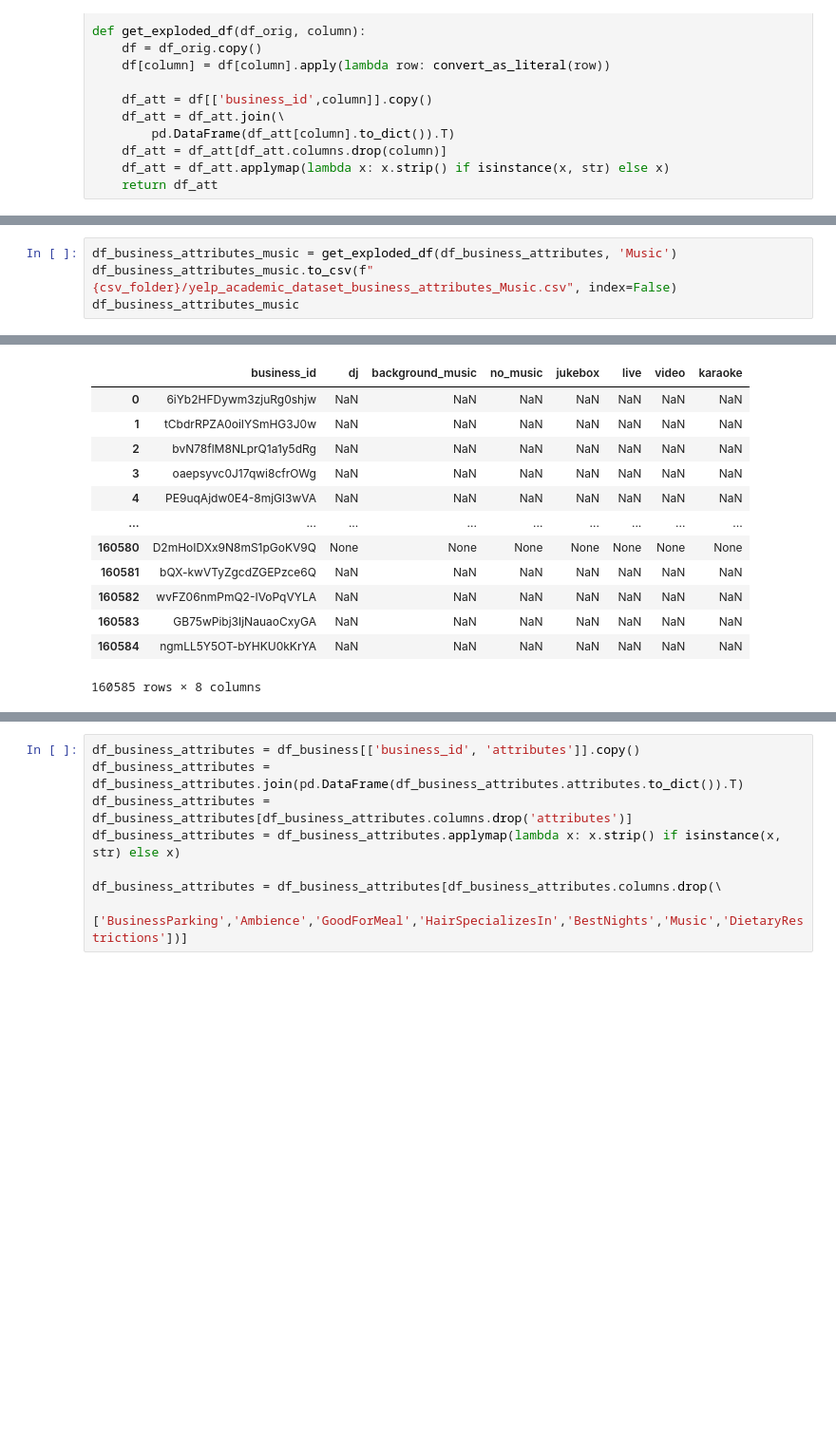
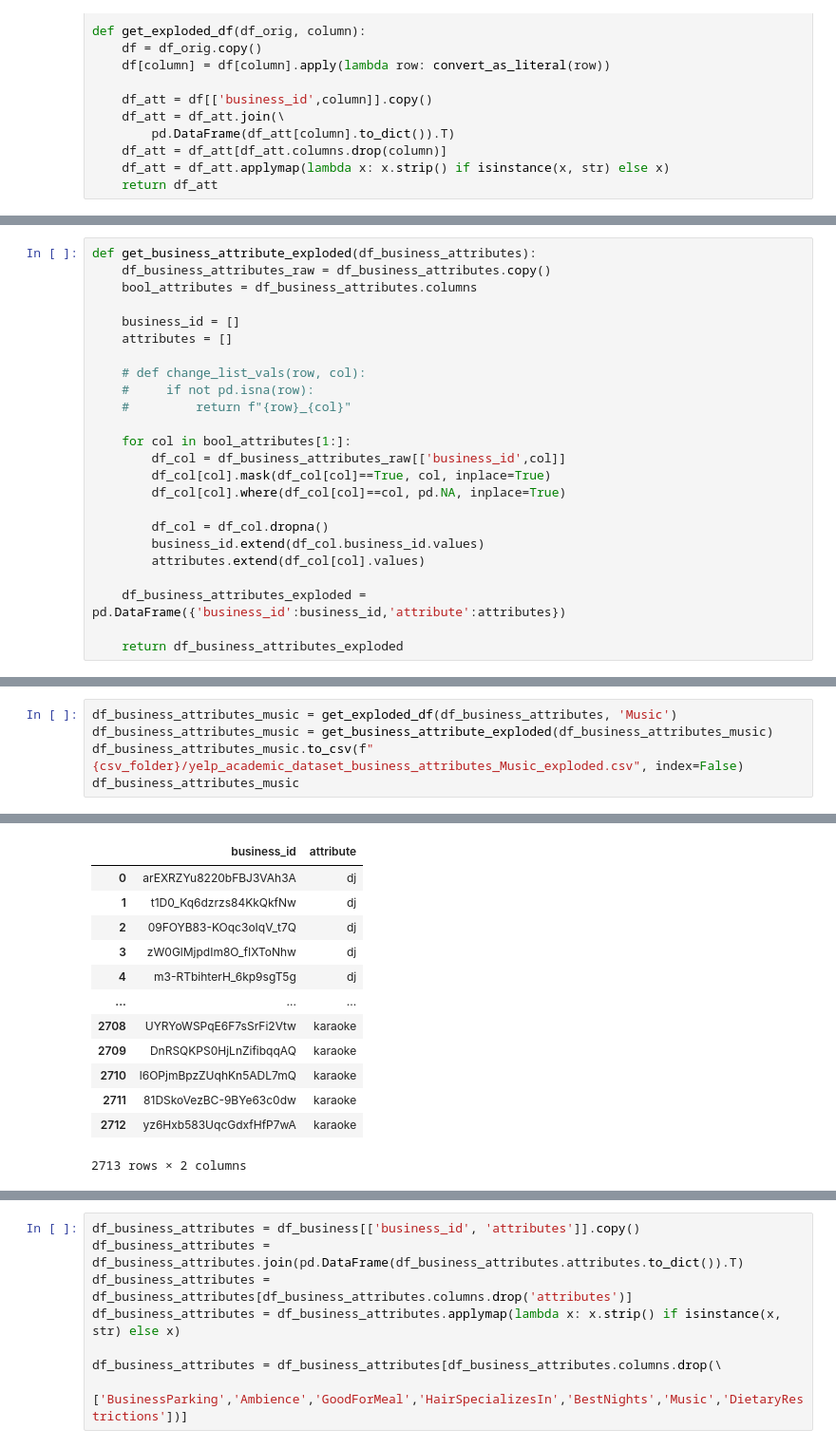
Before and after one commit to connie-ho/data-bites, a Jupyter notebook: Data_Exploration.ipynb, the cells around one changed output, grey strips where cells are left out. Shown at 95% size. Cells and saved outputs as stored; diff of their text form; blank space fills up the shorter version.

```diff
--- a/Data_Exploration.ipynb
+++ b/Data_Exploration.ipynb
@@ -480,0 +518,24 @@ def get_exploded_df(df_orig, column):
+# %%
+def get_business_attribute_exploded(df_business_attributes):
+    df_business_attributes_raw = df_business_attributes.copy()
+    bool_attributes = df_business_attributes.columns
+
+    business_id = []
+    attributes = []
+
+    # def change_list_vals(row, col):
+    #     if not pd.isna(row):
+    #         return f"{row}_{col}"
+
+    for col in bool_attributes[1:]:
+        df_col = df_business_attributes_raw[['business_id',col]]
+        df_col[col].mask(df_col[col]==True, col, inplace=True)
+        df_col[col].where(df_col[col]==col, pd.NA, inplace=True)
+
+        df_col = df_col.dropna()
+        business_id.extend(df_col.business_id.values)
+        attributes.extend(df_col[col].values)
+
+    df_business_attributes_exploded = pd.DataFrame({'business_id':business_id,'attribute':attributes})
+
+    return df_business_attributes_exploded
@@ -587,5 +749,6 @@ df_business_attributes_best_nights
 # %%
 df_business_attributes_music = get_exploded_df(df_business_attributes, 'Music')
-df_business_attributes_music.to_csv(f"{csv_folder}/yelp_academic_dataset_business_attributes_Music.csv", index=False)
+df_business_attributes_music = get_business_attribute_exploded(df_business_attributes_music)
+df_business_attributes_music.to_csv(f"{csv_folder}/yelp_academic_dataset_business_attributes_Music_exploded.csv", index=False)
 df_business_attributes_music
 # %% [output]
@@ -592,13 +772,13 @@ df_business_attributes_music
-|  | business_id | dj | background_music | no_music | jukebox | live | video | karaoke |
-| 0 | 6iYb2HFDywm3zjuRg0shjw | NaN | NaN | NaN | NaN | NaN | NaN | NaN |
-| 1 | tCbdrRPZA0oiIYSmHG3J0w | NaN | NaN | NaN | NaN | NaN | NaN | NaN |
-| 2 | bvN78flM8NLprQ1a1y5dRg | NaN | NaN | NaN | NaN | NaN | NaN | NaN |
-| 3 | oaepsyvc0J17qwi8cfrOWg | NaN | NaN | NaN | NaN | NaN | NaN | NaN |
-| 4 | PE9uqAjdw0E4-8mjGl3wVA | NaN | NaN | NaN | NaN | NaN | NaN | NaN |
-| ... | ... | ... | ... | ... | ... | ... | ... | ... |
-| 160580 | D2mHoIDXx9N8mS1pGoKV9Q | None | None | None | None | None | None | None |
-| 160581 | bQX-kwVTyZgcdZGEPzce6Q | NaN | NaN | NaN | NaN | NaN | NaN | NaN |
-| 160582 | wvFZ06nmPmQ2-IVoPqVYLA | NaN | NaN | NaN | NaN | NaN | NaN | NaN |
-| 160583 | GB75wPibj3IjNauaoCxyGA | NaN | NaN | NaN | NaN | NaN | NaN | NaN |
-| 160584 | ngmLL5Y5OT-bYHKU0kKrYA | NaN | NaN | NaN | NaN | NaN | NaN | NaN |
+|  | business_id | attribute |
+| 0 | arEXRZYu8220bFBJ3VAh3A | dj |
+| 1 | t1D0_Kq6dzrzs84KkQkfNw | dj |
+| 2 | 09FOYB83-KOqc3oIqV_t7Q | dj |
+| 3 | zW0GlMjpdIm8O_fIXToNhw | dj |
+| 4 | m3-RTbihterH_6kp9sgT5g | dj |
+| ... | ... | ... |
+| 2708 | UYRYoWSPqE6F7sSrFi2Vtw | karaoke |
+| 2709 | DnRSQKPS0HjLnZifibqqAQ | karaoke |
+| 2710 | l6OPjmBpzZUqhKn5ADL7mQ | karaoke |
+| 2711 | 81DSkoVezBC-9BYe63c0dw | karaoke |
+| 2712 | yz6Hxb583UqcGdxfHfP7wA | karaoke |
-160585 rows × 8 columns
+2713 rows × 2 columns
```
Also changed, not shown: parts of 24 cells of this notebook, 3 other files.
